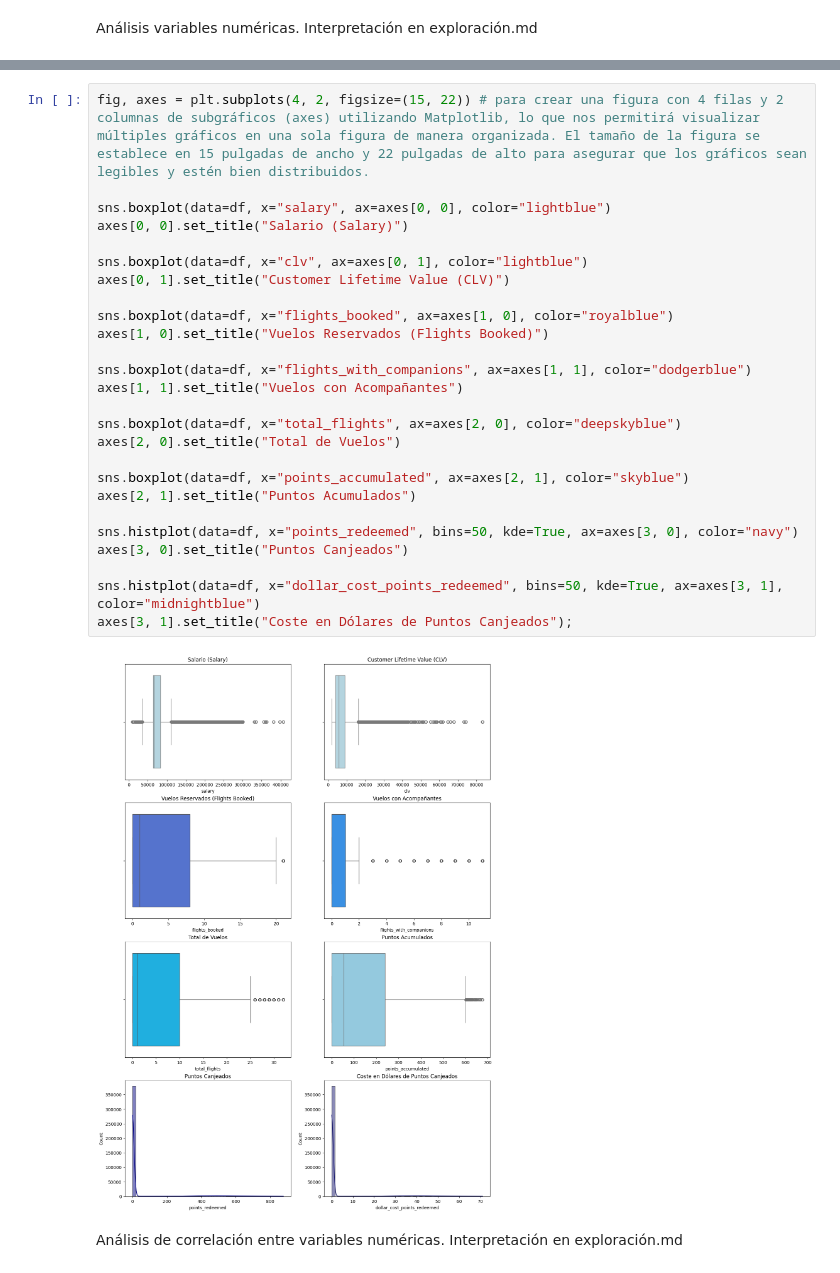
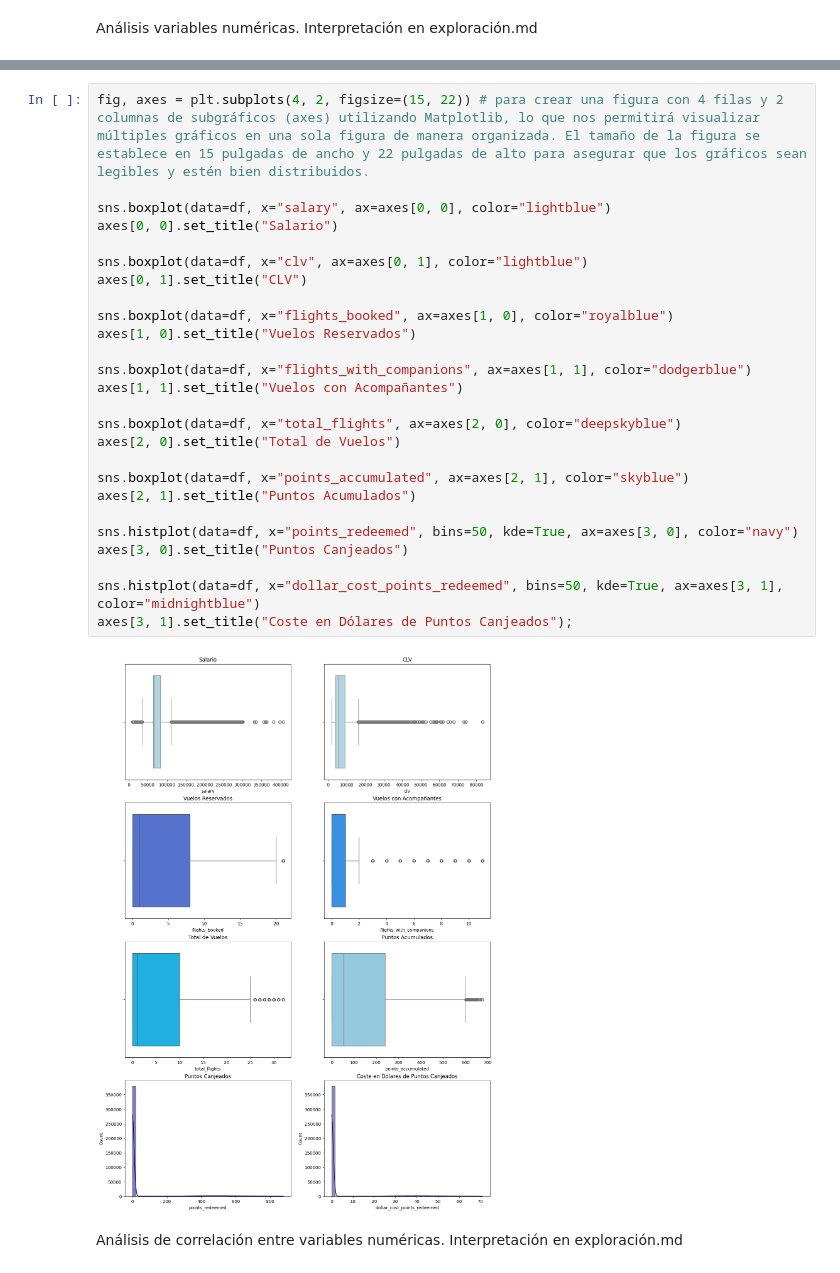
Before and after one commit to Adalab/bda-modulo-3-evaluacion-final-Dacil235-1, a Jupyter notebook: evaluacion_final_mod3_fase2.ipynb, the cells around one changed output, grey strips where cells are left out. Cells and saved outputs as stored; diff of their text form.

```diff
--- a/evaluacion_final_mod3_fase2.ipynb
+++ b/evaluacion_final_mod3_fase2.ipynb
@@ -46,31 +49,31 @@ df.describe().T # para obtener estadísticas descriptivas de todas las columnas
 # %%
 fig, axes = plt.subplots(4, 2, figsize=(15, 22)) # para crear una figura con 4 filas y 2 columnas de subgráficos (axes) utilizando Matplotlib, lo que nos permitirá visualizar múltiples gráficos en una sola figura de manera organizada. El tamaño de la figura se establece en 15 pulgadas de ancho y 22 pulgadas de alto para asegurar que los gráficos sean legibles y estén bien distribuidos.
 
 sns.boxplot(data=df, x="salary", ax=axes[0, 0], color="lightblue")
-axes[0, 0].set_title("Salario (Salary)")
+axes[0, 0].set_title("Salario")
 
 sns.boxplot(data=df, x="clv", ax=axes[0, 1], color="lightblue")
-axes[0, 1].set_title("Customer Lifetime Value (CLV)")
+axes[0, 1].set_title("CLV")
 
 sns.boxplot(data=df, x="flights_booked", ax=axes[1, 0], color="royalblue")
-axes[1, 0].set_title("Vuelos Reservados (Flights Booked)")
+axes[1, 0].set_title("Vuelos Reservados")
 
 sns.boxplot(data=df, x="flights_with_companions", ax=axes[1, 1], color="dodgerblue")
 axes[1, 1].set_title("Vuelos con Acompañantes")
 
 sns.boxplot(data=df, x="total_flights", ax=axes[2, 0], color="deepskyblue")
 axes[2, 0].set_title("Total de Vuelos")
 
 sns.boxplot(data=df, x="points_accumulated", ax=axes[2, 1], color="skyblue")
 axes[2, 1].set_title("Puntos Acumulados")
 
 sns.histplot(data=df, x="points_redeemed", bins=50, kde=True, ax=axes[3, 0], color="navy")
 axes[3, 0].set_title("Puntos Canjeados")
 
 sns.histplot(data=df, x="dollar_cost_points_redeemed", bins=50, kde=True, ax=axes[3, 1], color="midnightblue")
 axes[3, 1].set_title("Coste en Dólares de Puntos Canjeados");
 # %% [output]
-[figure, old version]
+[figure, new version]
 # %% [markdown]
 Análisis de correlación entre variables numéricas. Interpretación en exploración.md
 # %%
```
Also changed, not shown: parts of 1 cell of this notebook, 3 other files.
